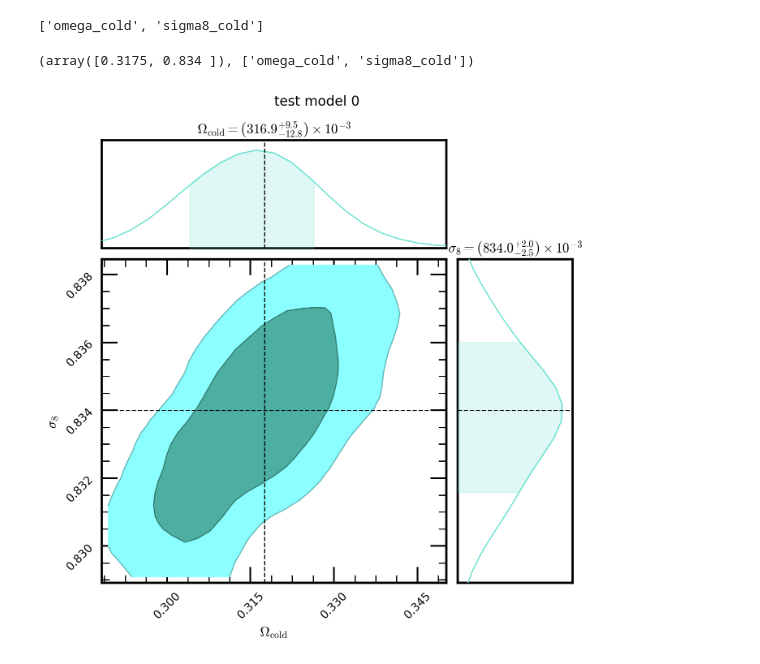
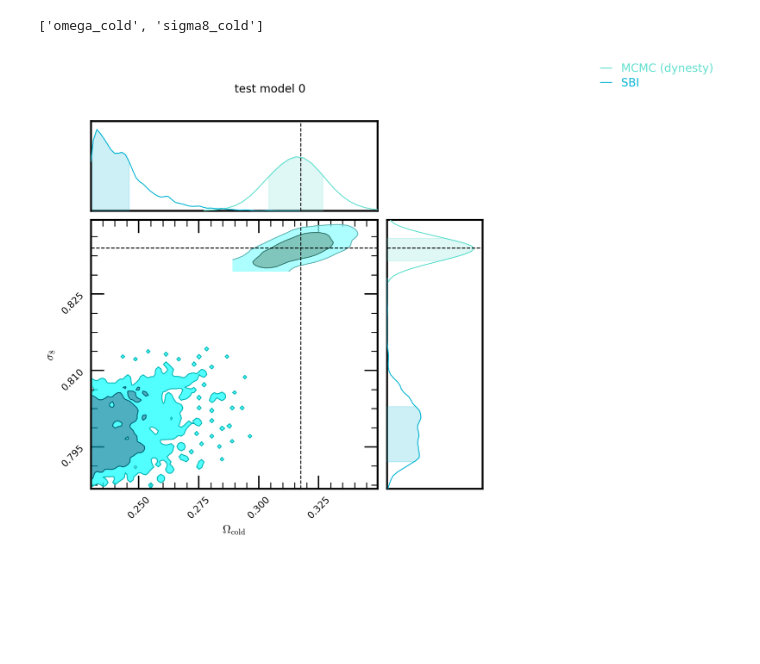
Before and after one commit to kstoreyf/muchisimocks, a Jupyter notebook: notebooks/2024-12-20_inference_sbi_emuPk.ipynb, the cells around one changed output. Saved outputs shown, nothing was run; the diff lists cells and outputs as text; code cells hidden in the pictures; blank space fills up the shorter version.

```diff
--- a/notebooks/2024-12-20_inference_sbi_emuPk.ipynb
+++ b/notebooks/2024-12-20_inference_sbi_emuPk.ipynb
@@ -152,36 +152,34 @@ https://scikit-learn.org/stable/model_persistence.html#security-maintainability-
 param_names
 # %% [output]
 ['omega_cold', 'sigma8_cold']
-# %%
-theta_obs_true, param_names
-# %% [output]
-(array([0.3175, 0.834 ]), ['omega_cold', 'sigma8_cold'])
 # %%
 inf_methods = [
                #'mn',
                #'emcee',
-               'dynesty']
+               'dynesty',
+               'sbi']
 #tags_inf = [tag_inf]*len(methods)
 tags_inf = [
             #'_emuPk_2param_boxsize500_ntrain8500',
             #'_emuPk_2param_boxsize500_nrlzs1',
             #'_emuPk_2param_boxsize500_nrlzs1',
-            '_emuPk_fixedcosmo_n1000_boxsize500_nrlzs1_2param_noiseless'
+            '_emuPk_fixedcosmo_n1000_boxsize500_nrlzs1_2param_noiseless',
+            '_emuPk_2param_boxsize500_nrlzs1_ntrain8000'
             #'_emuPk_fixedcosmo_n1000_boxsize500_nrlzs1_5param_noiseless'
             ]
 
 labels_extra = [#'(N_train=1000)', '(N_train=3000)',
                 #'(N_train=5000)', '(N_train=8500)',
                 '',
                 '']
 #colors = [utils.color_dict_methods[meth] for meth in methods]
 colors = ['#63E0CF', 'cyan', 'blue', '#2E3CA2']
 
 for idx_obs in [0]:
     theta_obs_true = theta_test[idx_obs]
     #theta_obs_true = theta_test
     plotter.plot_contours_inf(param_names, idx_obs, theta_obs_true,
-                            inf_methods, tags_inf,
+                            inf_methods, tags_inf, tag_test='_fixedcosmo_n1000_noiseless',
                             colors=colors, labels_extra=labels_extra)
 # %% [output]
-[figure, old version]
+[figure, new version]
```
Also changed, not shown: parts of 1 cell of this notebook, 4 other files.
